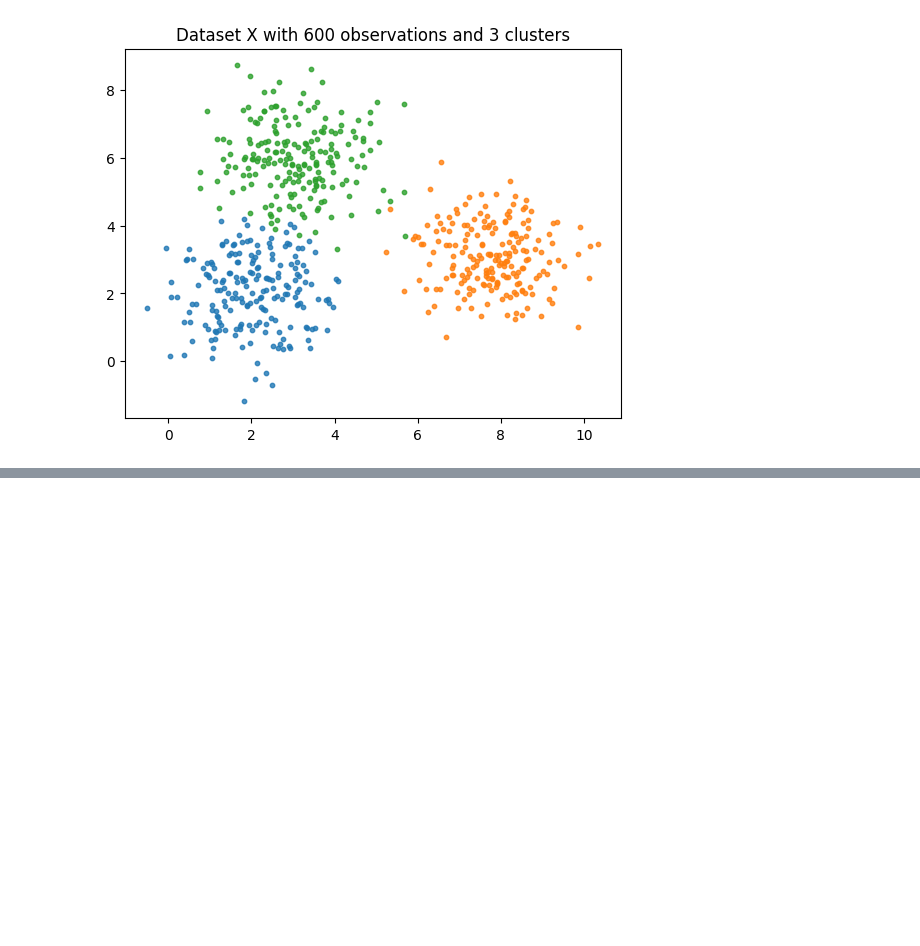
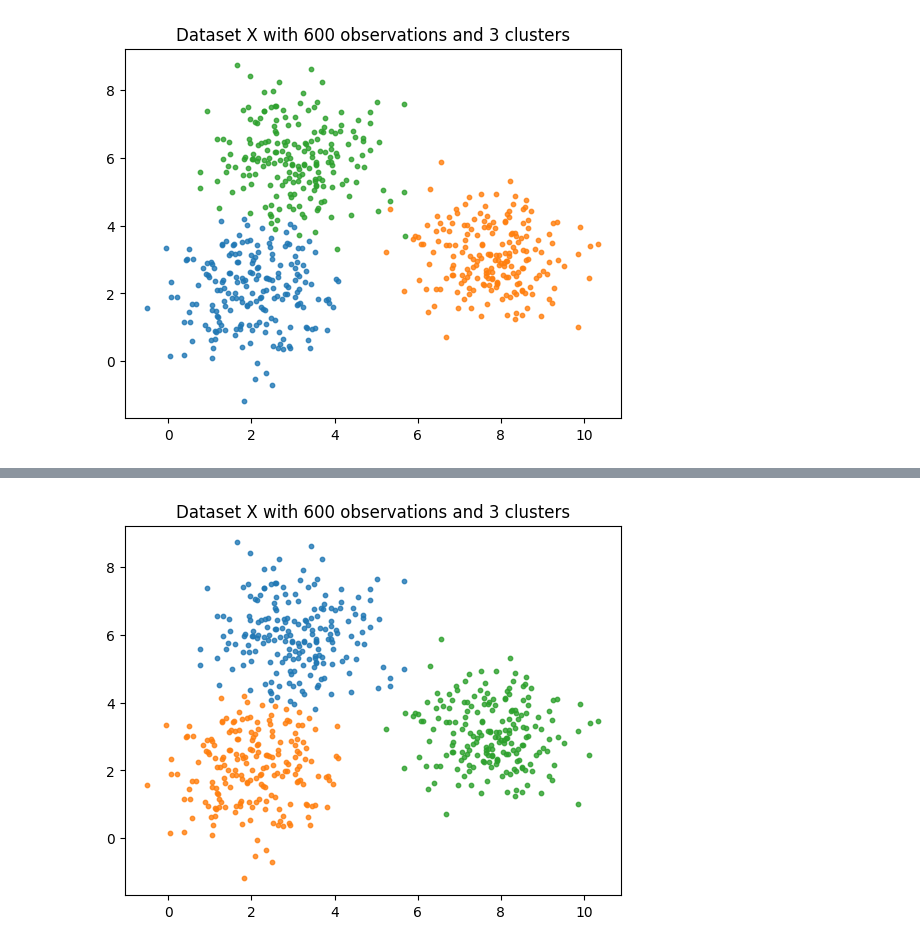
Before and after one commit to nhientruong04/Machine-Learning-blog, a Jupyter notebook: k_means_clustering/algorithm_demo.ipynb, the cells around one changed output, grey strips where cells are left out. Drawn from its saved outputs; the diff is of its cells as text; code cells hidden in the pictures; blank space fills up the shorter version.

```diff
--- a/k_means_clustering/algorithm_demo.ipynb
+++ b/k_means_clustering/algorithm_demo.ipynb
@@ -97,0 +106,4 @@ kmeans_plot(X, labels)
+# %%
+kmeans_plot(X, kmeans.labels_)
+# %% [output]
+[figure, added]
```
Also changed, not shown: parts of 5 cells of this notebook, 7 other files.
